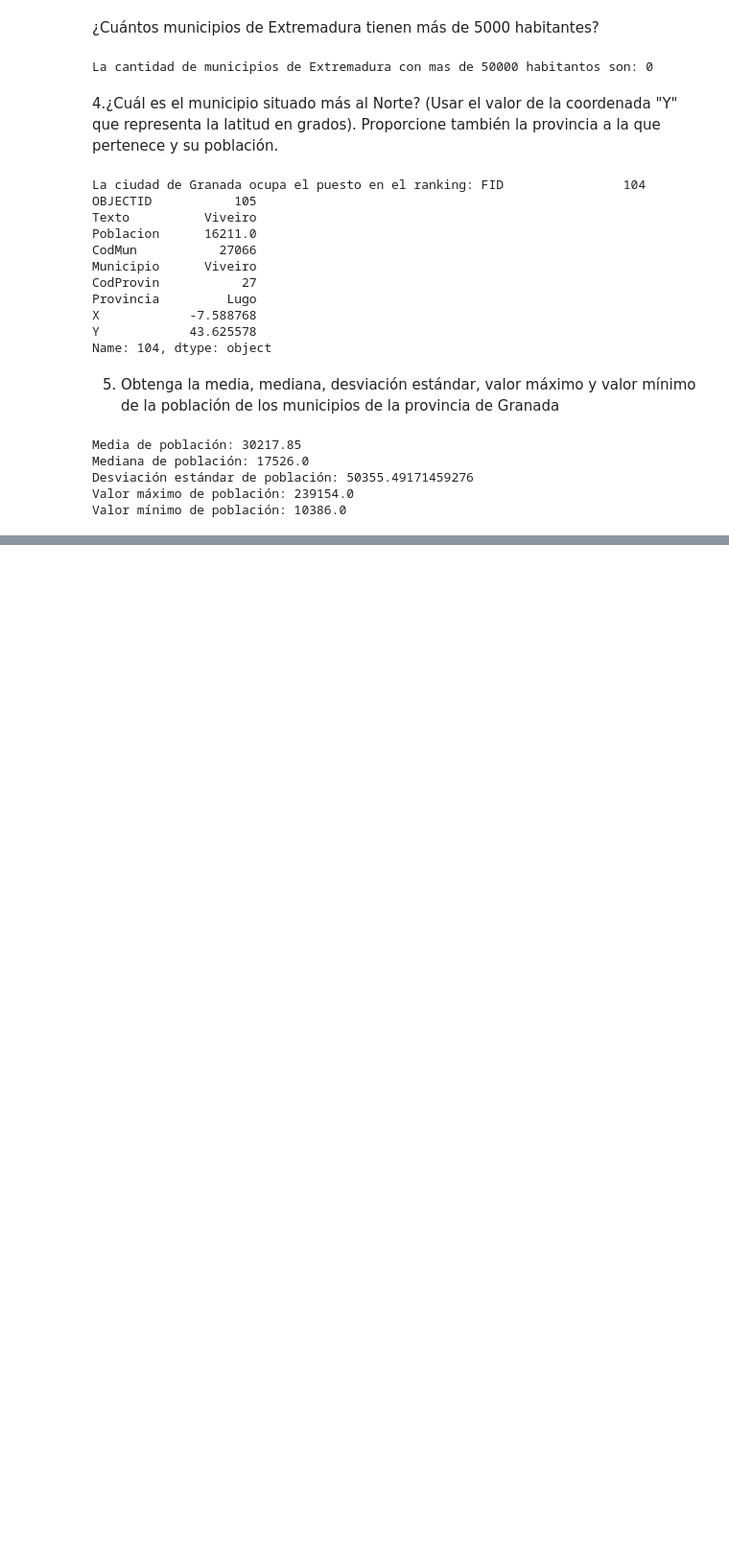
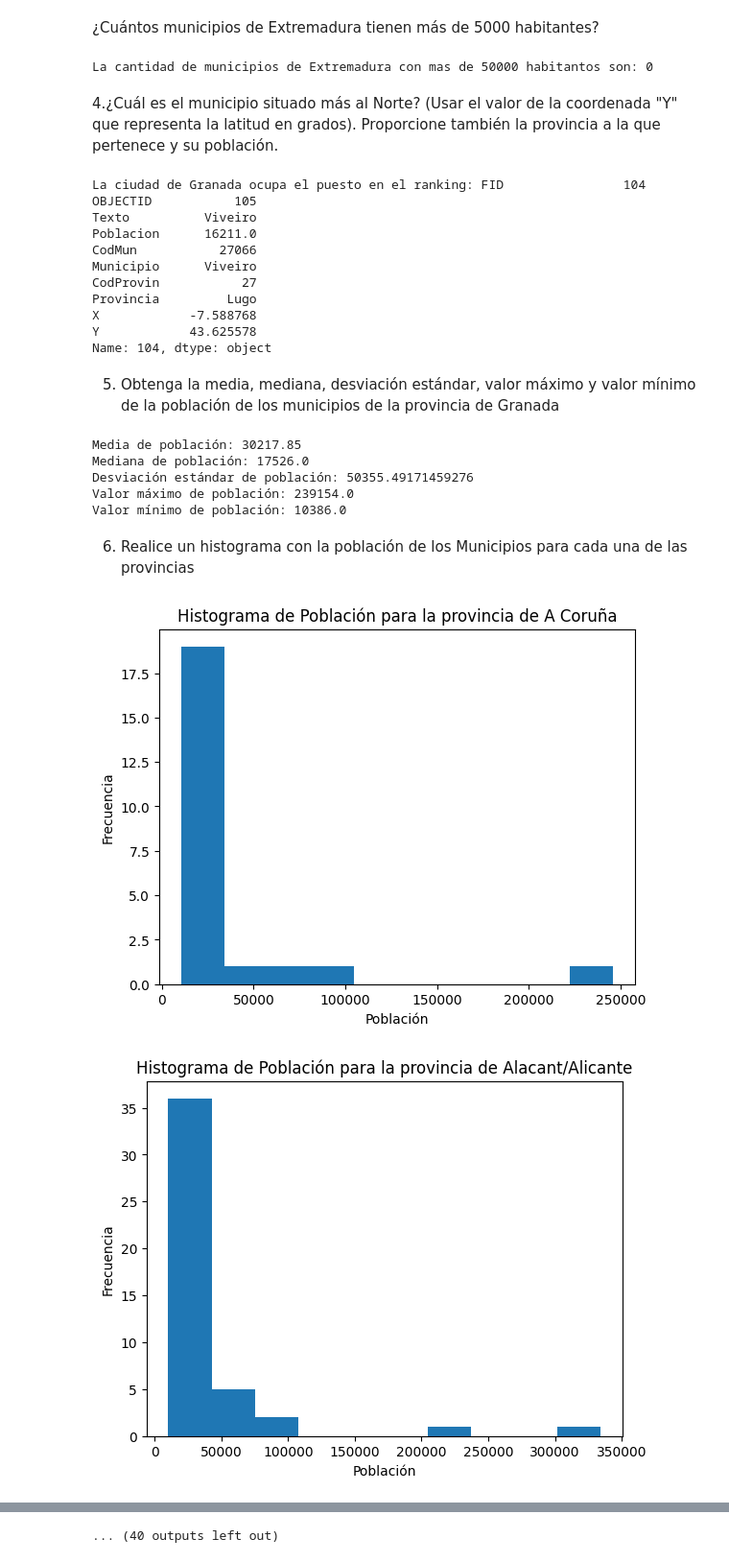
Before and after one commit to Senryo1/laboratorio-3, a Jupyter notebook: laboratorio_3.ipynb, the cells around one changed output, grey strips where cells are left out. Shown at 96% size. Drawn from its saved outputs; the diff is of its cells as text; code cells hidden in the pictures; blank space fills up the shorter version.

```diff
--- a/laboratorio_3.ipynb
+++ b/laboratorio_3.ipynb
@@ -251,3 +251,18 @@ Mediana de población: 17526.0
 Desviación estándar de población: 50355.49171459276
 Valor máximo de población: 239154.0
 Valor mínimo de población: 10386.0
+# %% [markdown]
+6) Realice un histograma con la población de los
+Municipios para cada una de las provincias
+# %%
+import matplotlib.pyplot as plt
+grupos_provincias = df.groupby('Provincia')
+for nombre_provincia, grupo in grupos_provincias:
+    plt.hist(grupo['Poblacion'], bins=10)
+    plt.title('Histograma de Población para la provincia de ' + nombre_provincia)
+    plt.xlabel('Población')
+    plt.ylabel('Frecuencia')
+    plt.show()
+# %% [output]
+[figure, added]
+[figure, added]
@@ -253,0 +279 @@ Valor mínimo de población: 10386.0
+... (40 outputs left out)
```
Also changed, not shown: parts of 2 cells of this notebook.
